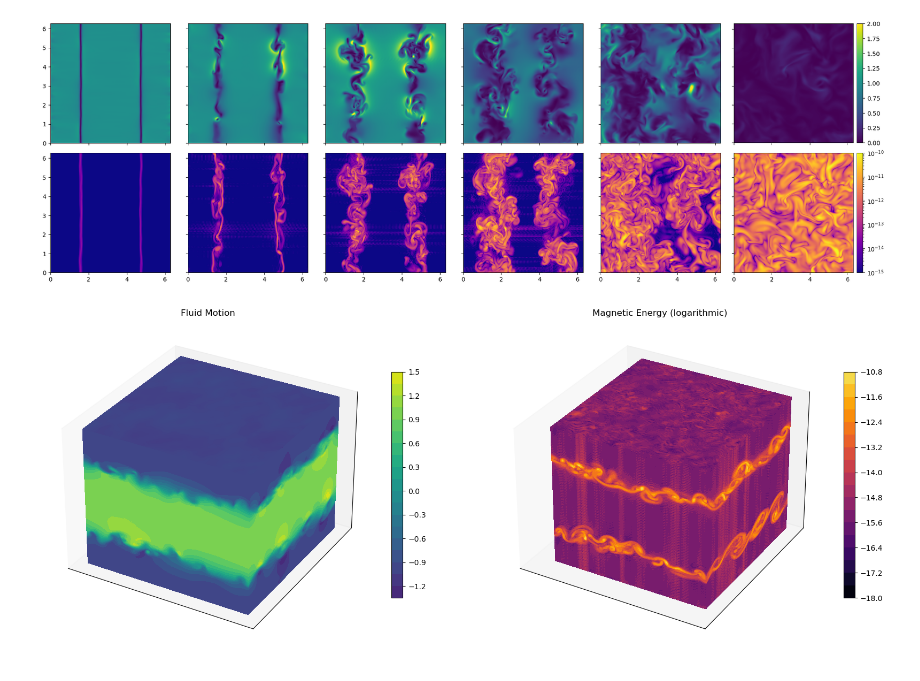
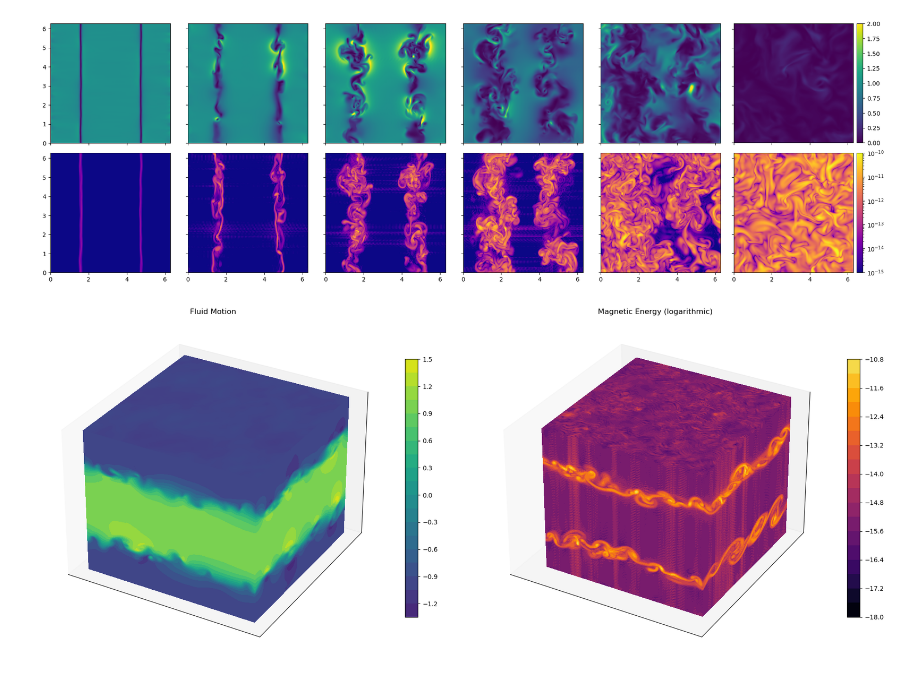
Before and after one commit to ben-goldman/khmhd, a Jupyter notebook: src/plot_slices1.ipynb, the cells around one changed output. Cells and saved outputs as stored; diff of their text form; code cells hidden in the pictures.

```diff
--- a/src/plot_slices1.ipynb
+++ b/src/plot_slices1.ipynb
@@ -51,31 +51,32 @@ data = f[f"UB0/3D/{t}"][:] #+ f[f"UB1/3D/{t}"][:] + f[f"UB2/3D/{t}"][:]
 kw = {'vmin': data.min(),
       'vmax': data.max(),
       'levels': 20} #np.linspace(data.min(), data.max(), 20)}
 
 ax1 = fig.add_subplot(121, projection='3d')
 _ = ax1.contourf(X[:, :, 0], Y[:, :, 0], data[:, :, 0], zdir='z', offset=0, **kw)
 _ = ax1.contourf(X[0, :, :], data[0, :, :], Z[0, :, :], zdir='y', offset=0, **kw)
 C = ax1.contourf(data[:, -1, :], Y[:, -1, :], Z[:, -1, :], zdir='x', offset=X.max(), **kw)
 fig.colorbar(C, ax=ax1, fraction=0.03)
 ax1.set(xticks=[], yticks=[], zticks=[])
 ax1.set_title("Fluid Motion")
 
 data = np.log10(f[f"UB3/3D/{t}"][:]**2 + f[f"UB4/3D/{t}"][:]**2 + f[f"UB5/3D/{t}"][:]**2)
 data[data < -18] = -18
 kw = {'vmin': data.min(),
       'vmax': data.max(),
       'cmap': 'inferno',
       'levels': 20}
       # 'locator': ticker.LogLocator(numticks=20)}
 
 ax2 = fig.add_subplot(122, projection='3d')
 _ = ax2.contourf(X[:, :, 0], Y[:, :, 0], data[:, :, 0],zdir='z', offset=0, **kw)
 _ = ax2.contourf(X[0, :, :], data[0, :, :], Z[0, :, :],zdir='y', offset=0, **kw)
 C = ax2.contourf(data[:, -1, :], Y[:, -1, :], Z[:, -1, :],zdir='x', offset=X.max(), **kw)
 fig.colorbar(C, ax=ax2, fraction=0.03)
 ax2.set_title("Magnetic Energy (logarithmic)")
 ax2.set(xticks=[], yticks=[], zticks=[])
 plt.savefig("cubes.png")
+plt.tight_layout()
 plt.show()
 # %% [output]
-[figure, old version]
+[figure, new version]
```
Also changed, not shown: 1 other file.
